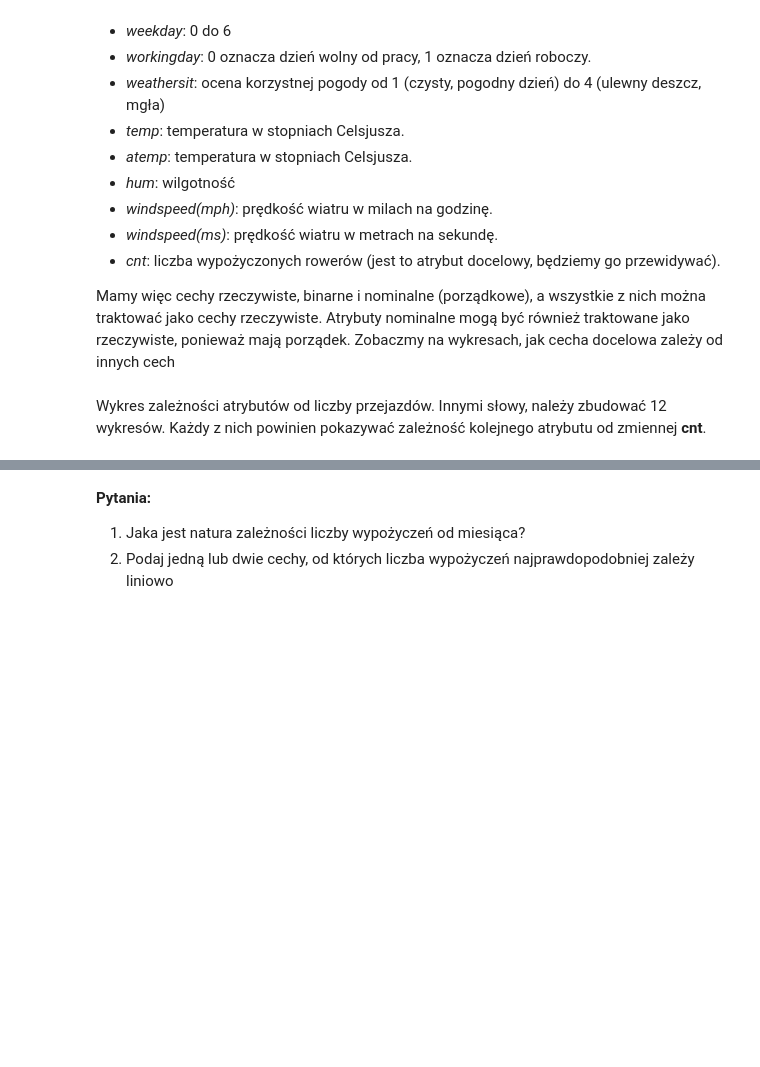
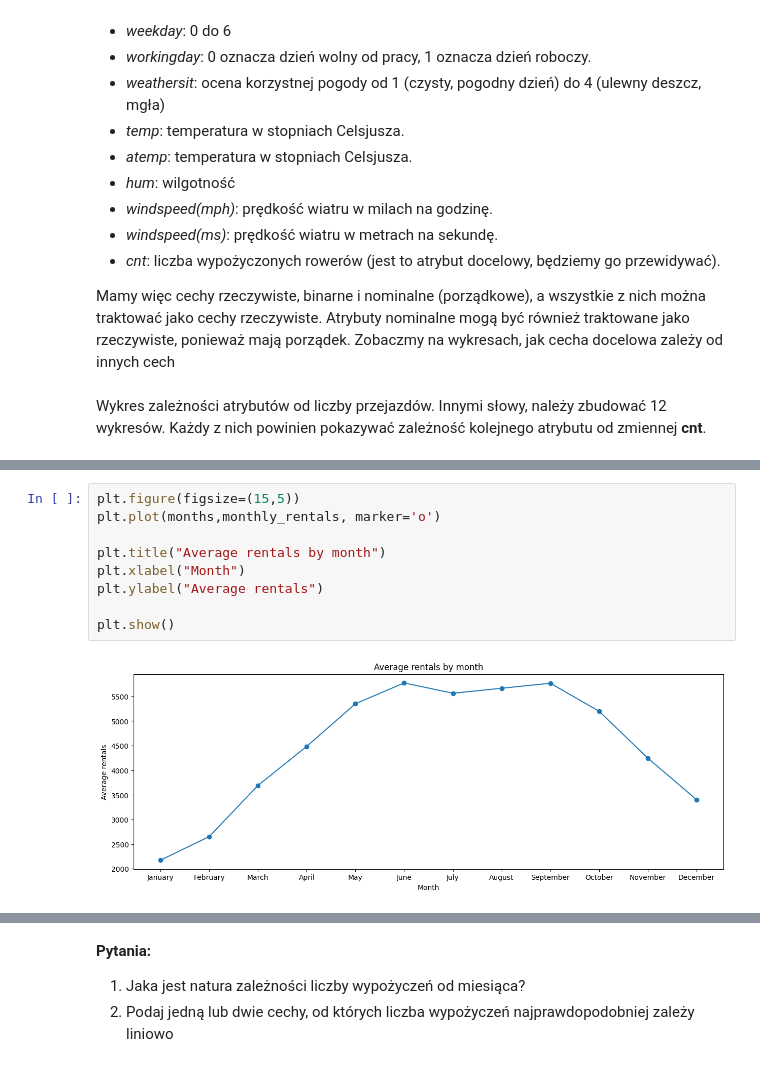
Before and after one commit to KamilGrundas/Data_science, a Jupyter notebook: homework_4/Hw4.ipynb, the cells around one changed output, grey strips where cells are left out. Cells and saved outputs as stored; diff of their text form; blank space fills up the shorter version.

```diff
--- a/homework_4/Hw4.ipynb
+++ b/homework_4/Hw4.ipynb
@@ -50,0 +98,11 @@ Wykres zależności atrybutów od liczby przejazdów. Innymi słowy, należy zbu
+# %%
+plt.figure(figsize=(15,5))
+plt.plot(months,monthly_rentals, marker='o')
+
+plt.title("Average rentals by month")
+plt.xlabel("Month")
+plt.ylabel("Average rentals")
+
+plt.show()
+# %% [output]
+[figure, added]
```
Also changed, not shown: parts of 13 cells of this notebook.
